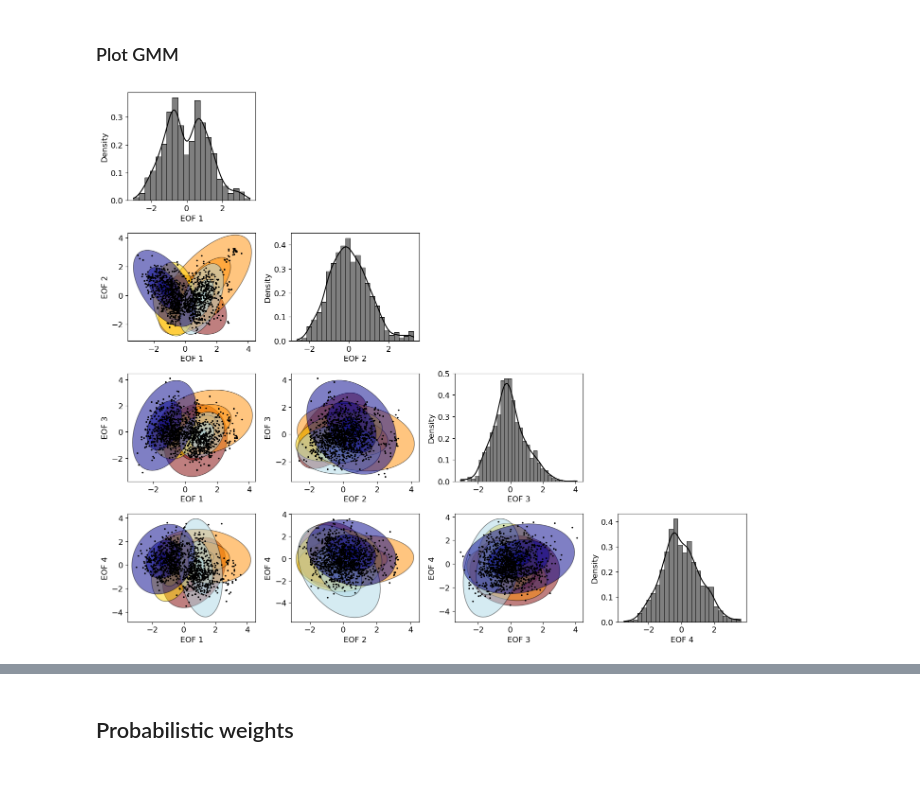
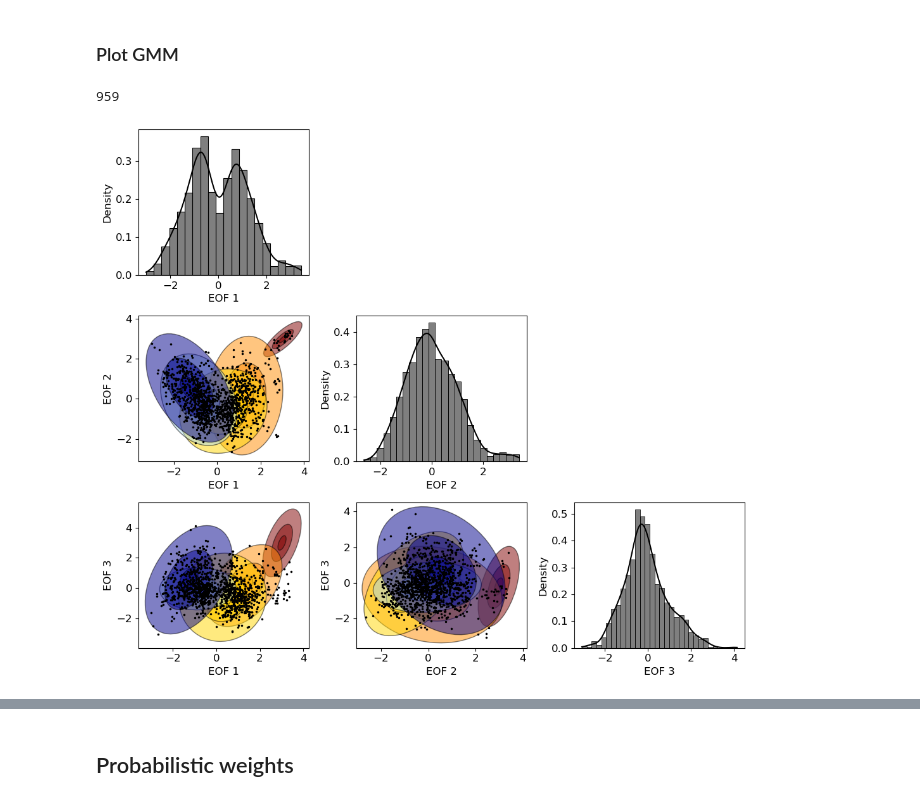
Before and after one commit to jakob-schloer/LatentGMM, a Jupyter notebook: scripts/pcgmm_neof.ipynb, the cells around one changed output, grey strips where cells are left out. Cells and saved outputs as stored; diff of their text form; code cells hidden in the pictures.

Commit message:
Redo plots.

```diff
--- a/scripts/pcgmm_neof.ipynb
+++ b/scripts/pcgmm_neof.ipynb
@@ -17,7 +17,7 @@ plt.style.use("../paper.mplstyle")
 # %% [markdown]
 ## Load data
 # %%
-datafile = "../data/reanalysis/monthly/ssta_merged_dataset_3.nc"
+datafile = "../data/reanalysis/monthly/ssta_merged_dataset_1.nc"
 normalization = 'zscore'
 
 ds = xr.open_dataset(datafile)
@@ -127,4 +127,4 @@ for k in n_classes:
 result = pd.DataFrame(result)
 
 fig, ax = plt.subplots(figsize=(7,4))
-ax = sns.boxplot(data=result, x='k', y='bic', ax=ax)
+ax = sns.boxplot(data=result, x='k', y='bic', ax=ax, color='cyan')
@@ -137,6 +130,0 @@ result.loc[result['k']==1]['bic'].median()
-# %%
-median = [result.loc[result['k']==k]['bic'].median() for k in result['k'].unique()]
-mean = [result.loc[result['k']==k]['bic'].mean() for k in result['k'].unique()]
-clusters = result['k'].unique()
-plt.plot(clusters, median, 'o-')
-plt.plot(clusters, mean, 'o-')
@@ -148,7 +133,12 @@ plt.plot(clusters, mean, 'o-')
 # %%
 # Train GMM
 n_cluster=5
-n_rand = np.random.randint(0, 1000)
+if n_components == 3:
+    n_rand = 959
+elif n_components == 4:
+    n_rand = 774
+else:
+    n_rand = np.random.randint(0, 1000)
 gmm_pca = mixture.GaussianMixture(n_components=n_cluster,
                       covariance_type='full', max_iter=100,
                       random_state=n_rand, n_init=10, init_params='random_from_data')
@@ -162,14 +152,7 @@ n_cols = n_rows
 
 fig = plt.figure(figsize=(n_cols*3.5, n_rows*3))
 
-if (n_components==2) and (n_rand==890):
-    gmm_order = np.array([5, 4, 1, 2, 3]) -1
-elif (n_components == 3) and (n_rand == 967):
-    gmm_order = np.array([3,1,2,5,4]) -1
-elif (n_components == 4) and (n_rand == 68):
-    gmm_order = np.array([4,3,5,1,2]) -1
-else:
-    gmm_order = np.arange(gmm_pca.means_.shape[0])
+gmm_order = np.argsort(gmm_pca.means_[:,0])[::-1]
 gmclrs = ['maroon', 'darkorange', 'gold', 'lightblue', 'darkblue', 'black']
 
 for i in range(n_rows):
@@ -187,32 +170,34 @@ for i in range(n_rows):
             for k, category in enumerate(gmm_order):
                 mean = gmm_pca.means_[category, j:i+1]
                 if gmm_pca.covariance_type == "full":
                     Sigma = gmm_pca.covariances_[category, :]
                 elif gmm_pca.covariance_type == "diag":
                     Sigma = np.diag(gmm_pca.covariances_[category, :])
 
-                #print(f"Plot ({i},{j}) with S=[[({j},{j}), ({j},{i})],[({i},{j}), ({i},{i})] ]")
                 sub_matrix = np.array([
                     [Sigma[j,j], Sigma[j,i]],
                     [Sigma[i,j], Sigma[i,i]]
                 ])
 
                 gmkwargs= dict(fill=False)
                 if gmclrs is not None:
                     gmkwargs['ec'] = 'k' #gmclrs[i]
                     gmkwargs['fc'] = gmclrs[k]
                     gmkwargs['fill'] = True
                     gmkwargs['alpha'] = 0.5
 
                 for p in [0.9, 0.5, 0.1]:
                     if p==0.1:
                         gmkwargs['label'] = f"c={category+1}"
                     gpl.plot_2dgaussian(mean, sub_matrix,
                                          ax=ax, p=p, **gmkwargs)
 
 
             # Axes properties
             ax.set_xlabel(f"EOF {j+1}")
             ax.set_ylabel(f"EOF {i+1}")
+
+print(n_rand)
 # %% [output]
+959
-[figure, old version]
+[figure, new version]
```
Also changed, not shown: parts of 13 cells of this notebook, 16 other files.
